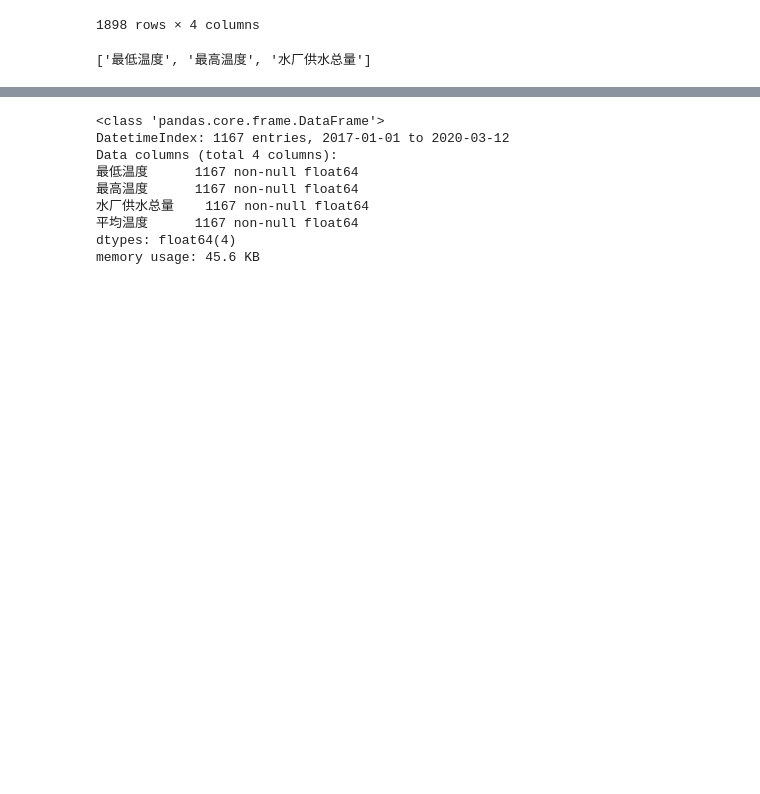
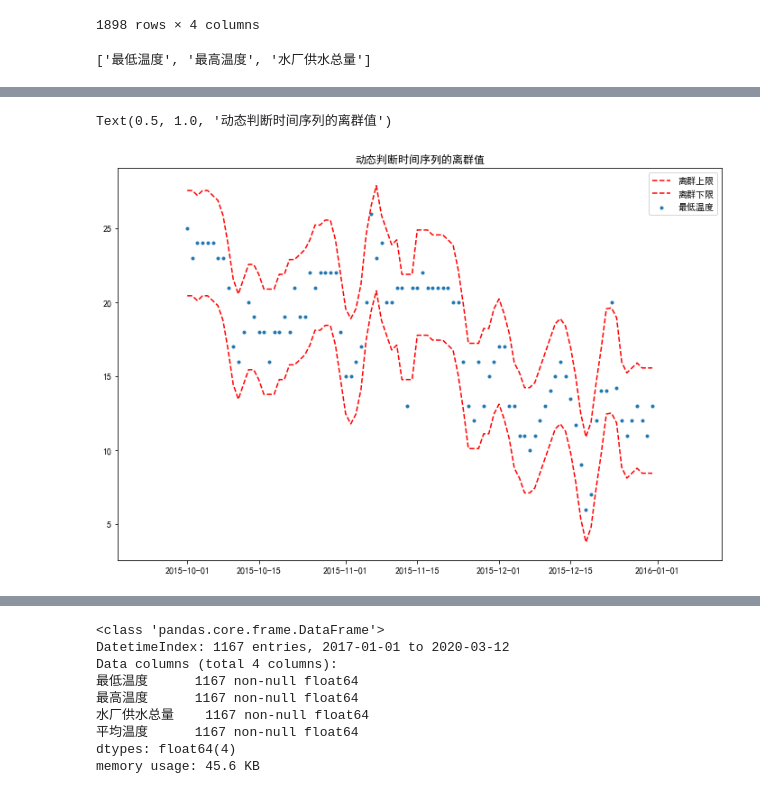
Before and after one commit to jayaston/mypyworks, a Jupyter notebook: 利用fbprophet预测新冠疫情期间的供水总量论文.ipynb, the cells around one changed output, grey strips where cells are left out. Drawn from its saved outputs; the diff is of its cells as text; code cells hidden in the pictures; blank space fills up the shorter version.

```diff
--- a/利用fbprophet预测新冠疫情期间的供水总量论文.ipynb
+++ b/利用fbprophet预测新冠疫情期间的供水总量论文.ipynb
@@ -67,0 +98,6 @@ sup_water[diff.abs()>diff.std(ddof=0)*4]
+# %%
+diff = sup_water['最低温度'].values-am
+# %%
+sup_water['上限']=am+diff.std(ddof=0)*3
+# %%
+sup_water['下限']=am-diff.std(ddof=0)*3
@@ -67,0 +141,12 @@ sup_water[diff.abs()>diff.std(ddof=0)*4]
+# %%
+plt.figure(figsize=(12,8))
+plt.scatter(data = sup_water, x= sup_water.index.values,
+         y = '最低温度',
+         marker='.',label='最低温度')
+plt.plot(sup_water.index.values,sup_water['上限'],'r--',label='离群上限')
+plt.plot(sup_water.index.values,sup_water['下限'],'r--',label='离群下限')
+plt.legend(loc='best')
+plt.title("动态判断时间序列的离群值")
+# %% [output]
+Text(0.5, 1.0, '动态判断时间序列的离群值')
+[figure, added]
```
Also changed, not shown: parts of 10 cells of this notebook, 2 other files.
